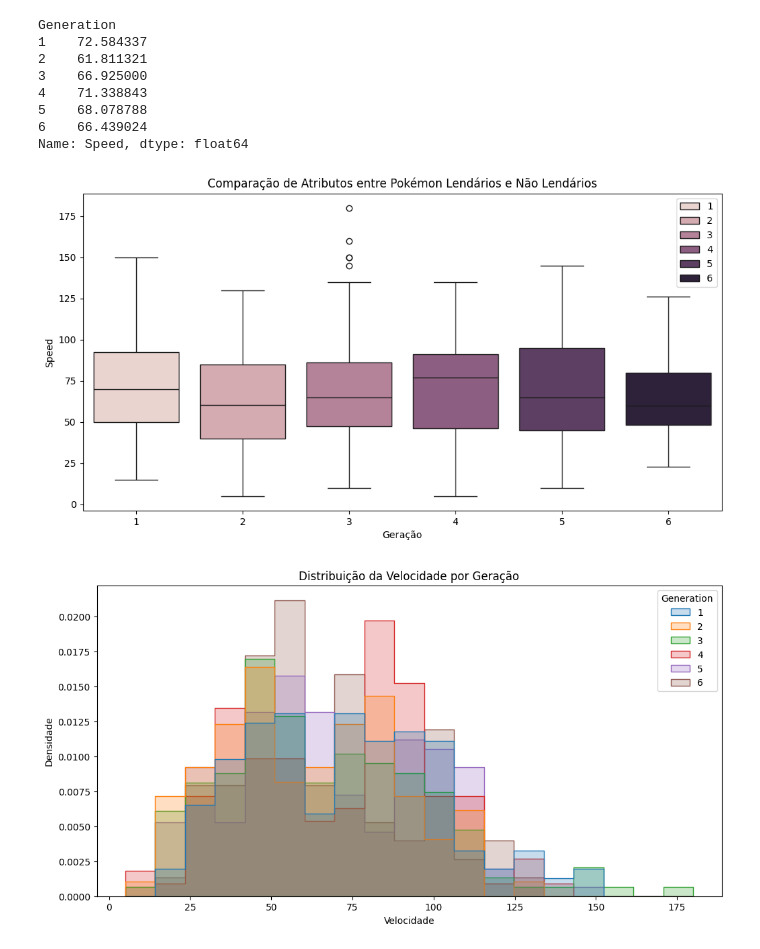
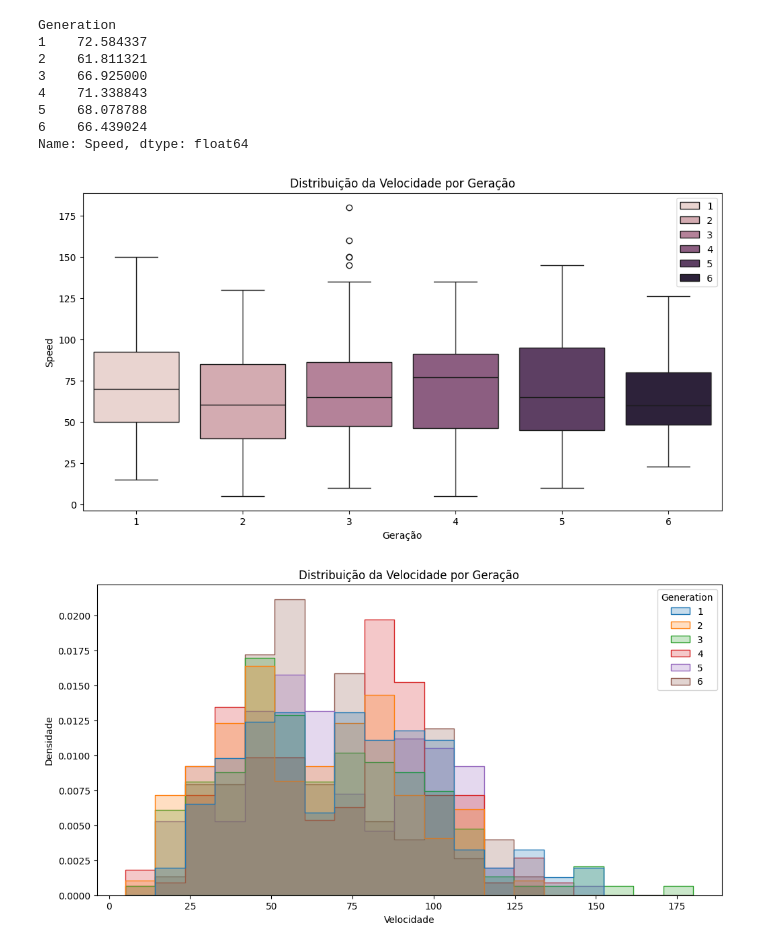
Before and after one commit to danielmfr/Analise-Pokemon, a Jupyter notebook: analise.ipynb, the cells around one changed output. Drawn from its saved outputs; the diff is of its cells as text; code cells hidden in the pictures.

```diff
--- a/analise.ipynb
+++ b/analise.ipynb
@@ -249,17 +262,17 @@ Name: Speed, dtype: float64
 # %%
 # "Derreter" o DataFrame, de formato largo para formato longo
 df_melted = df.melt(id_vars=['Generation'], value_vars=['Speed'], var_name='Atributo', value_name='Valor')
 
 # Criando o gráfico boxplot
 plt.figure(figsize=(12,6))
 sns.boxplot(x='Generation', y='Valor', hue='Generation', data=df_melted)
-plt.title("Comparação de Atributos entre Pokémon Lendários e Não Lendários")
+plt.title("Distribuição da Velocidade por Geração")
 plt.xlabel("Geração")
 plt.ylabel("Speed")
 plt.legend()
 plt.show()
 # %% [output]
-[figure, old version]
+[figure, new version]
 # %%
 # Visualização através de histograma
 plt.figure(figsize=(12, 6))
```
Also changed, not shown: parts of 5 cells of this notebook.
